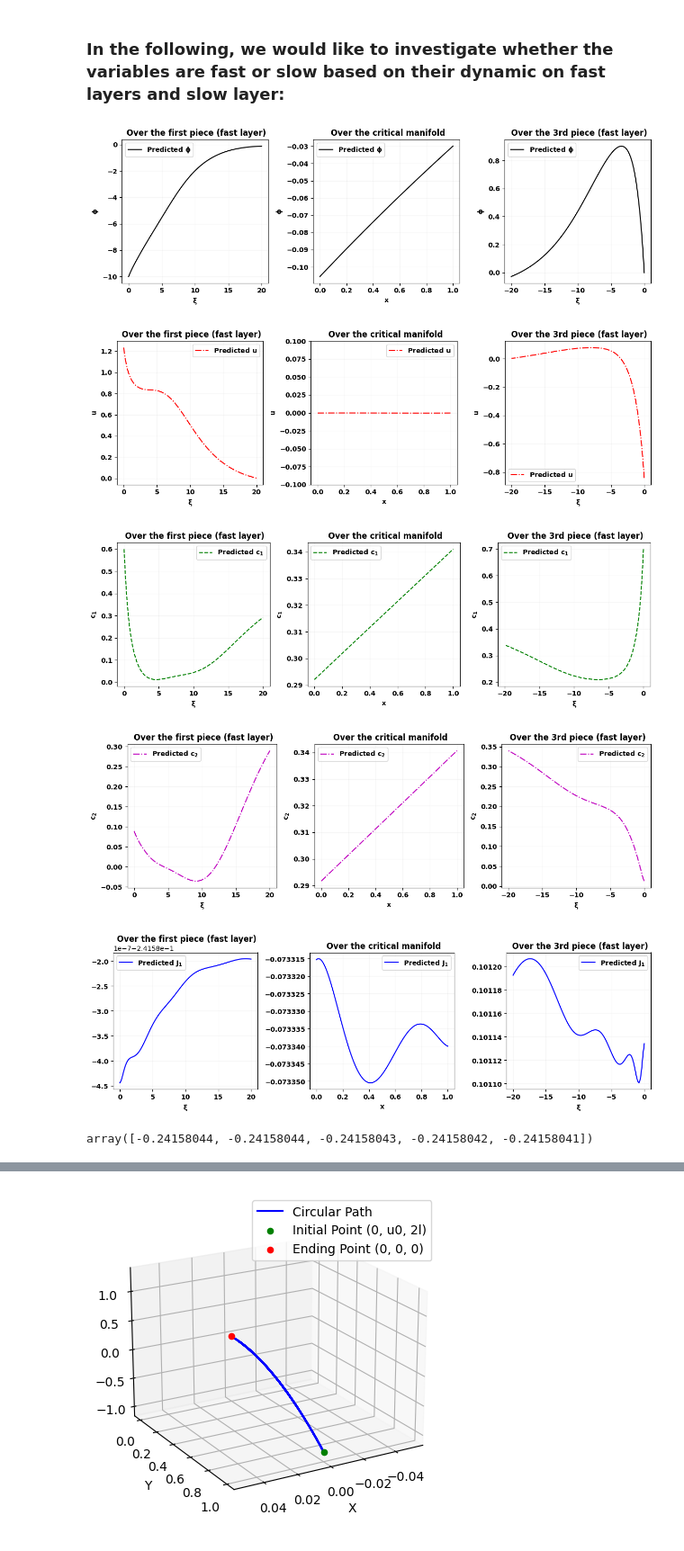
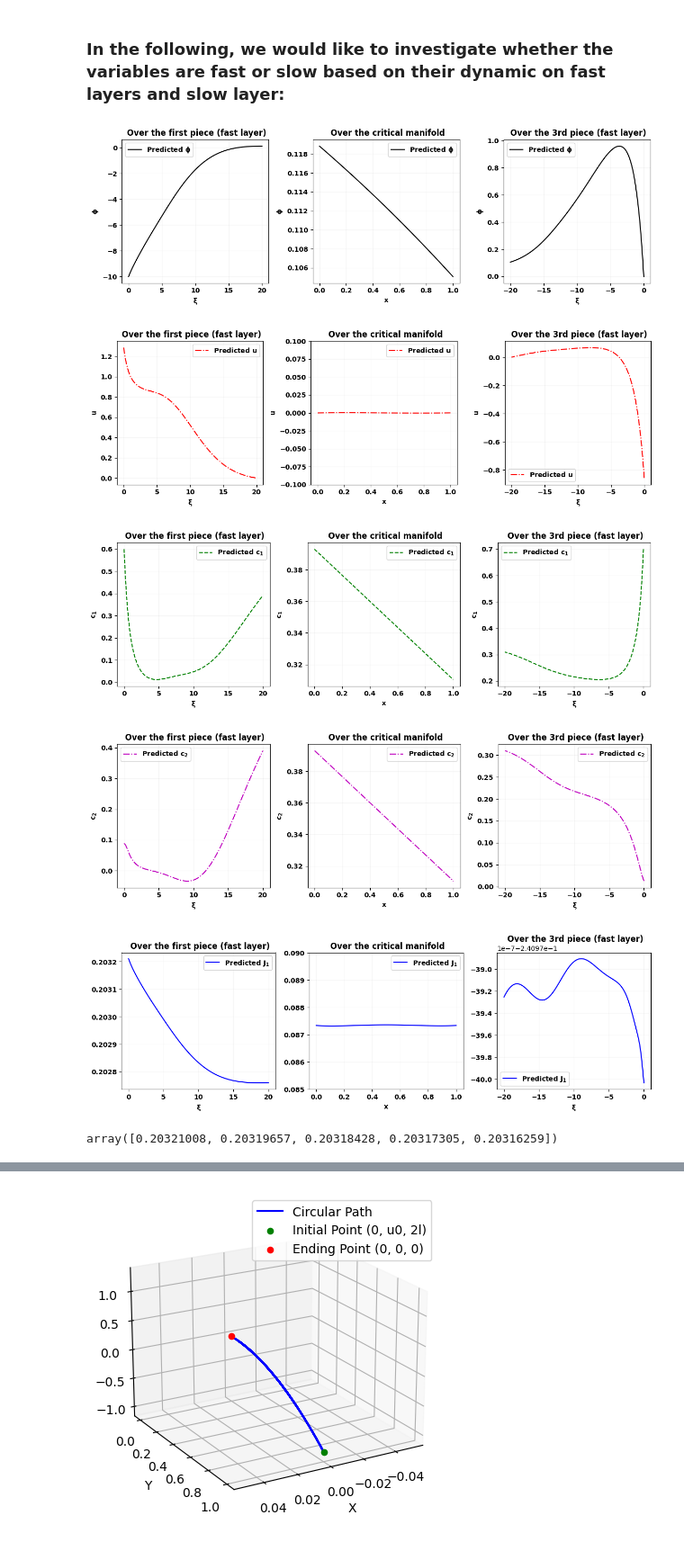
Before and after one commit to Hamid-Mofidi/PINNs_on_Multiple_timescale_dynamics, a Jupyter notebook: PINNs_PNP/PINNs_PNP_10(J_free)V-2.ipynb, the cells around one changed output, grey strips where cells are left out. Shown at 90% size. Saved outputs shown, nothing was run; the diff lists cells and outputs as text; code cells hidden in the pictures.

```diff
--- a/PINNs_PNP/PINNs_PNP_10(J_free)V-2.ipynb
+++ b/PINNs_PNP/PINNs_PNP_10(J_free)V-2.ipynb
@@ -323,7 +323,7 @@ if __name__=='__main__':
                                  list(model_slow.parameters()) +\
                                  list(model_fast2.parameters()), lr=1e-3)
     loss_values = []
-    epoch_num = 20000
+    epoch_num = 50000
 
     phi_slow_init, phi_slow_end =  np.random.uniform(V-1, V+1) , np.random.uniform(-0.5, 0.5) #-1, 2 #
     c1_slow_init, c1_slow_end  = np.random.uniform(0, 1) , np.random.uniform(0, 1)
@@ -757,7 +754,7 @@ plt.yticks(fontweight='bold')
 plt.tight_layout()
 plt.show()
 # %% [output]
-[figure, old version]
+[figure, new version]
 # %%
 plt.figure(figsize=(12, 4))
 
@@ -801,7 +798,7 @@ plt.yticks(fontweight='bold')
 plt.tight_layout()
 plt.show()
 # %% [output]
-[figure, old version]
+[figure, new version]
 # %%
 plt.figure(figsize=(12, 4))
 
@@ -844,7 +841,7 @@ plt.yticks(fontweight='bold')
 plt.tight_layout()
 plt.show()
 # %% [output]
-[figure, old version]
+[figure, new version]
 # %%
 plt.figure(figsize=(12, 4))
 
@@ -887,7 +884,7 @@ plt.grid(True, alpha=0.1)
 plt.tight_layout()
 plt.show()
 # %% [output]
-[figure, old version]
+[figure, new version]
 # %%
 plt.figure(figsize=(12, 4))
 
@@ -902,36 +899,36 @@ plt.legend(prop={'weight': 'bold'})
 plt.xticks(fontweight='bold')
 plt.yticks(fontweight='bold')
 
 plt.subplot(1, 3, 2)
 plt.plot(tau, j1_pred_slow, 'b-', label='Predicted $\\mathbf{J_1}$')
 plt.xlabel('$\\mathbf{x}$', fontweight='bold')
 plt.title(' Over the critical manifold', fontweight='bold')
 plt.grid(True, alpha=0.1)
 plt.legend(prop={'weight': 'bold'})
-#plt.ylim(-5.765, -5.72)
+plt.ylim(0.085, 0.09)
 
 # Making tick labels bold
 plt.xticks(fontweight='bold')
 plt.yticks(fontweight='bold')
 
 plt.subplot(1, 3, 3)
 plt.plot(t2, j1_pred_fast2, 'b-', label='Predicted $\\mathbf{J_1}$')
 plt.xlabel('$\\mathbf{\\xi}$', fontweight='bold')
 plt.title(' Over the 3rd piece (fast layer)', fontweight='bold')
 plt.legend(prop={'weight': 'bold'})
 
 # Making tick labels bold
 plt.xticks(fontweight='bold')
 plt.yticks(fontweight='bold')
 
 plt.grid(True, alpha=0.1)
 plt.tight_layout()
 plt.show()
 
 j1_pred_fast[:5]
 # %% [output]
-[figure, old version]
+[figure, new version]
-array([-0.24158044, -0.24158044, -0.24158043, -0.24158042, -0.24158041])
+array([0.20321008, 0.20319657, 0.20318428, 0.20317305, 0.20316259])
 # %%
 import matplotlib.pyplot as plt
 
```
Also changed, not shown: parts of 12 cells of this notebook.
